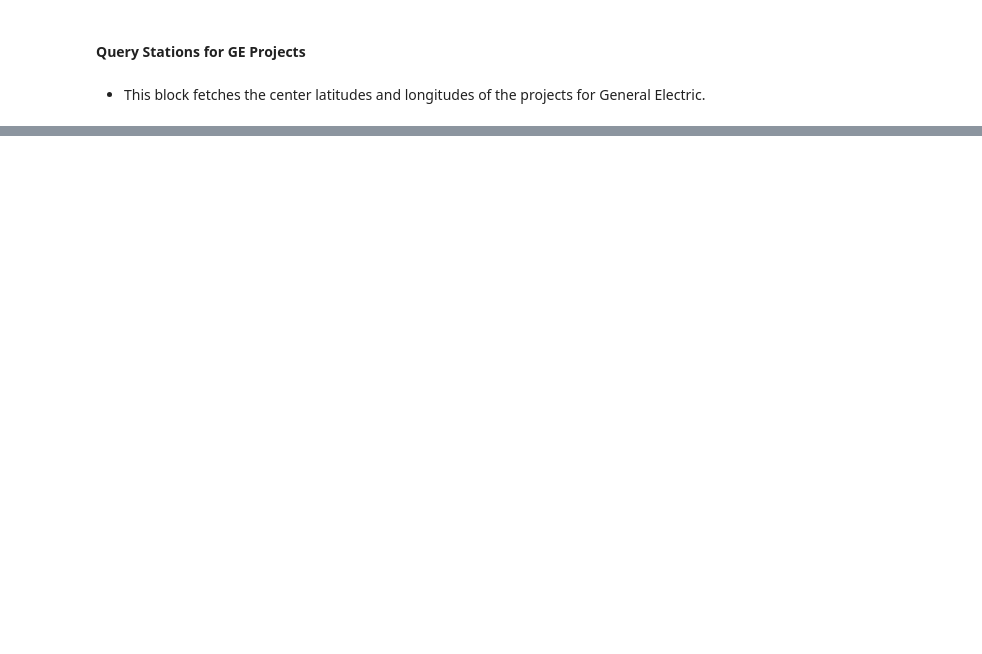
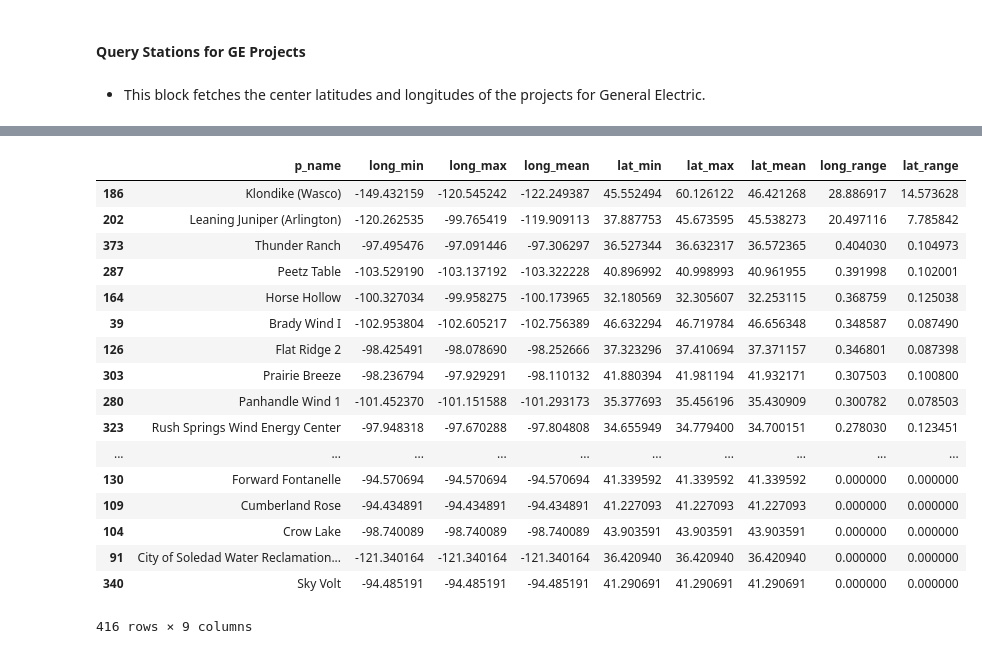
Before and after one commit to jonashan90/ge_capstone, a Jupyter notebook: 02 - Fetch Weather Data.ipynb, the cells around one changed output, grey strips where cells are left out. Drawn from its saved outputs; the diff is of its cells as text; code cells hidden in the pictures; blank space fills up the shorter version.

```diff
--- a/02 - Fetch Weather Data.ipynb
+++ b/02 - Fetch Weather Data.ipynb
@@ -344,0 +357,29 @@ ge_projects_df.head()
+# %%
+usgs_data = pd.read_csv('./uswtdbCSV/uswtdb_v1_1_20180710.csv')
+usgs_ge_data = usgs_data[usgs_data["t_manu"] == "GE Wind"]
+ge_by_project_df = usgs_ge_data.groupby("p_name")[["xlong", "ylat"]].agg(["min", "max", "mean"])
+ge_by_project_df.reset_index(inplace=True)
+ge_by_project_df.columns = ["p_name", "long_min", "long_max", "long_mean", "lat_min", "lat_max", "lat_mean"]
+ge_by_project_df["long_range"] = ge_by_project_df["long_max"] - ge_by_project_df["long_min"]
+ge_by_project_df["lat_range"] = ge_by_project_df["lat_max"] - ge_by_project_df["lat_min"]
+ge_by_project_df.sort_values(by="long_range", axis=0, ascending=False, inplace=True)
+ge_by_project_df
+# %% [output]
+|  | p_name | long_min | long_max | long_mean | lat_min | lat_max | lat_mean | long_range | lat_range |
+| 186 | Klondike (Wasco) | -149.432159 | -120.545242 | -122.249387 | 45.552494 | 60.126122 | 46.421268 | 28.886917 | 14.573628 |
+| 202 | Leaning Juniper (Arlington) | -120.262535 | -99.765419 | -119.909113 | 37.887753 | 45.673595 | 45.538273 | 20.497116 | 7.785842 |
+| 373 | Thunder Ranch | -97.495476 | -97.091446 | -97.306297 | 36.527344 | 36.632317 | 36.572365 | 0.404030 | 0.104973 |
+| 287 | Peetz Table | -103.529190 | -103.137192 | -103.322228 | 40.896992 | 40.998993 | 40.961955 | 0.391998 | 0.102001 |
+| 164 | Horse Hollow | -100.327034 | -99.958275 | -100.173965 | 32.180569 | 32.305607 | 32.253115 | 0.368759 | 0.125038 |
+| 39 | Brady Wind I | -102.953804 | -102.605217 | -102.756389 | 46.632294 | 46.719784 | 46.656348 | 0.348587 | 0.087490 |
+| 126 | Flat Ridge 2 | -98.425491 | -98.078690 | -98.252666 | 37.323296 | 37.410694 | 37.371157 | 0.346801 | 0.087398 |
+| 303 | Prairie Breeze | -98.236794 | -97.929291 | -98.110132 | 41.880394 | 41.981194 | 41.932171 | 0.307503 | 0.100800 |
+| 280 | Panhandle Wind 1 | -101.452370 | -101.151588 | -101.293173 | 35.377693 | 35.456196 | 35.430909 | 0.300782 | 0.078503 |
+| 323 | Rush Springs Wind Energy Center | -97.948318 | -97.670288 | -97.804808 | 34.655949 | 34.779400 | 34.700151 | 0.278030 | 0.123451 |
+| ... | ... | ... | ... | ... | ... | ... | ... | ... | ... |
+| 130 | Forward Fontanelle | -94.570694 | -94.570694 | -94.570694 | 41.339592 | 41.339592 | 41.339592 | 0.000000 | 0.000000 |
+| 109 | Cumberland Rose | -94.434891 | -94.434891 | -94.434891 | 41.227093 | 41.227093 | 41.227093 | 0.000000 | 0.000000 |
+| 104 | Crow Lake | -98.740089 | -98.740089 | -98.740089 | 43.903591 | 43.903591 | 43.903591 | 0.000000 | 0.000000 |
+| 91 | City of Soledad Water Reclamation... | -121.340164 | -121.340164 | -121.340164 | 36.420940 | 36.420940 | 36.420940 | 0.000000 | 0.000000 |
+| 340 | Sky Volt | -94.485191 | -94.485191 | -94.485191 | 41.290691 | 41.290691 | 41.290691 | 0.000000 | 0.000000 |
+416 rows × 9 columns
```
Also changed, not shown: parts of 2 cells of this notebook.
